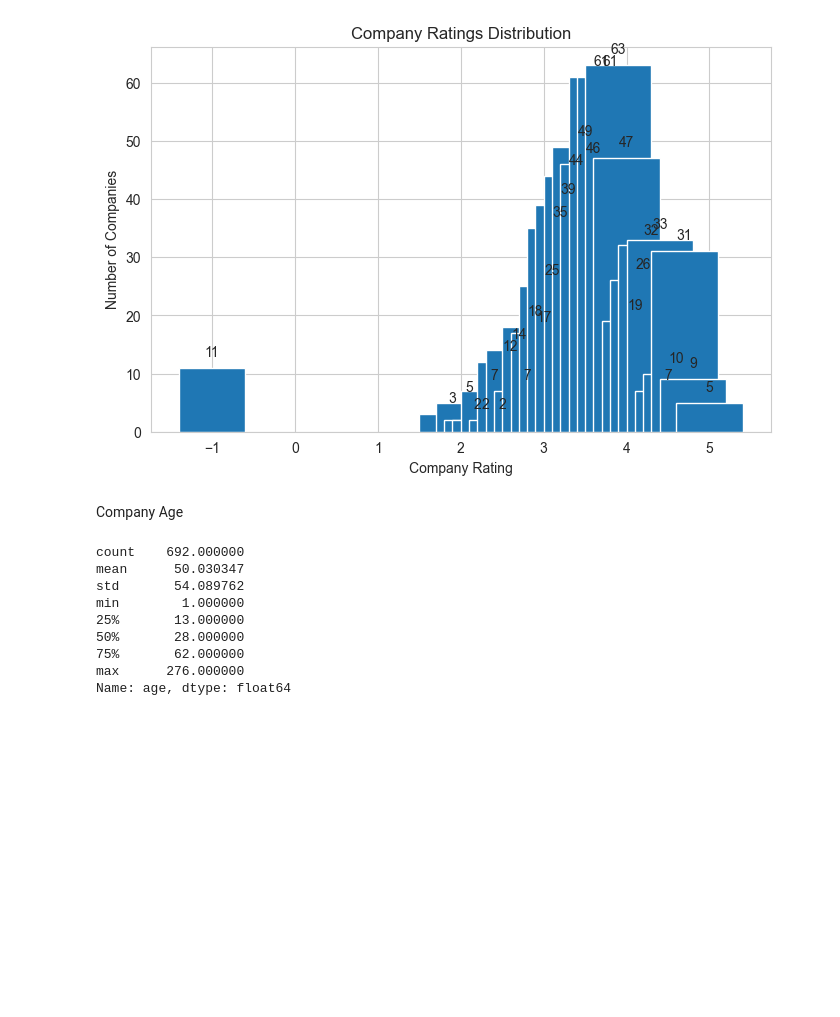
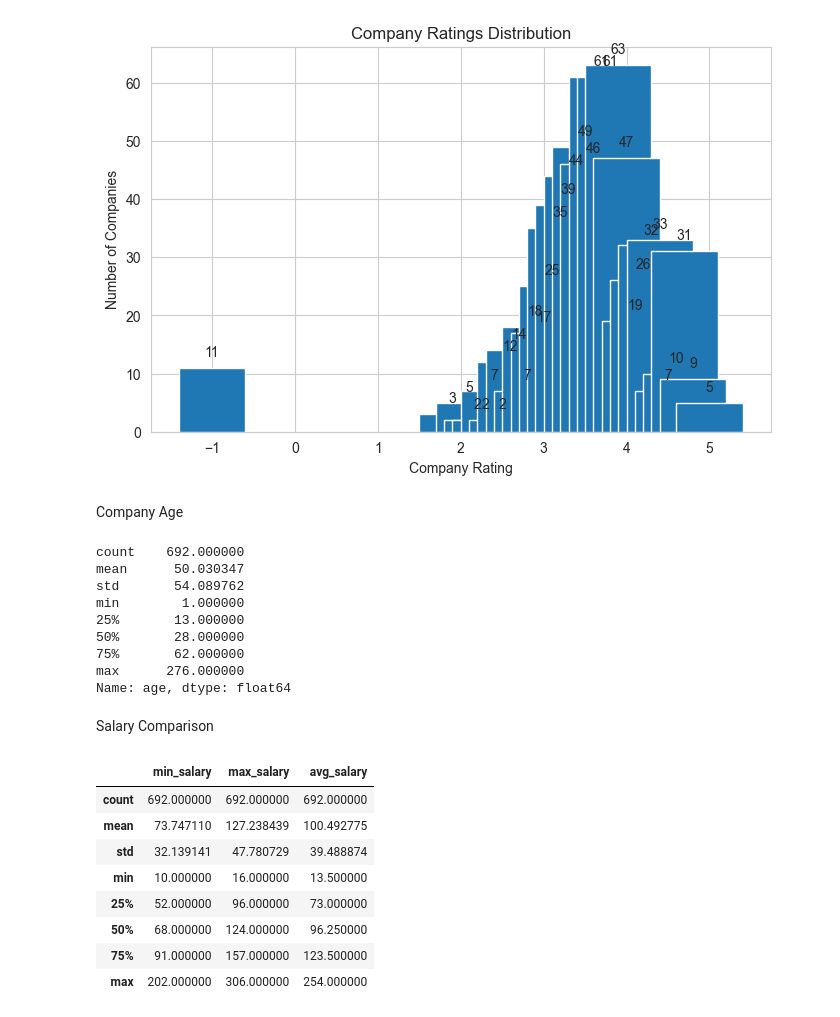
Before and after one commit to nayeem29dse/EDA-on-data-science-job-descriptions, a Jupyter notebook: EDA on saraly data.ipynb, the cells around one changed output. Drawn from its saved outputs; the diff is of its cells as text; code cells hidden in the pictures; blank space fills up the shorter version.

Commit message:
Salary Comparison

```diff
--- a/EDA on saraly data.ipynb
+++ b/EDA on saraly data.ipynb
@@ -185,3 +185,17 @@ min        1.000000
 75%       62.000000
 max      276.000000
 Name: age, dtype: float64
+# %% [markdown]
+Salary Comparison
+# %%
+df[['min_salary','max_salary','avg_salary']].describe()
+# %% [output]
+|  | min_salary | max_salary | avg_salary |
+| count | 692.000000 | 692.000000 | 692.000000 |
+| mean | 73.747110 | 127.238439 | 100.492775 |
+| std | 32.139141 | 47.780729 | 39.488874 |
+| min | 10.000000 | 16.000000 | 13.500000 |
+| 25% | 52.000000 | 96.000000 | 73.000000 |
+| 50% | 68.000000 | 124.000000 | 96.250000 |
+| 75% | 91.000000 | 157.000000 | 123.500000 |
+| max | 202.000000 | 306.000000 | 254.000000 |
```
